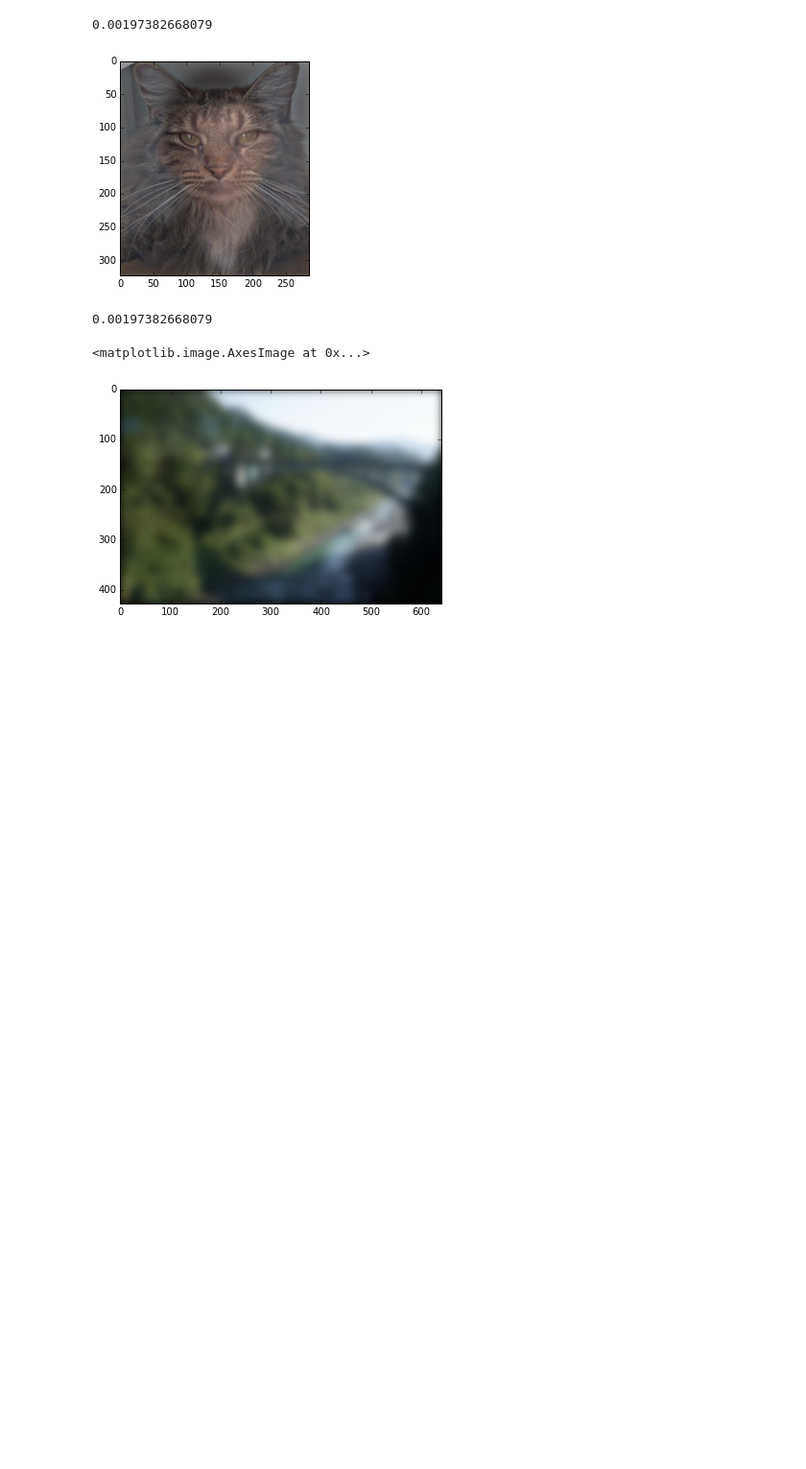
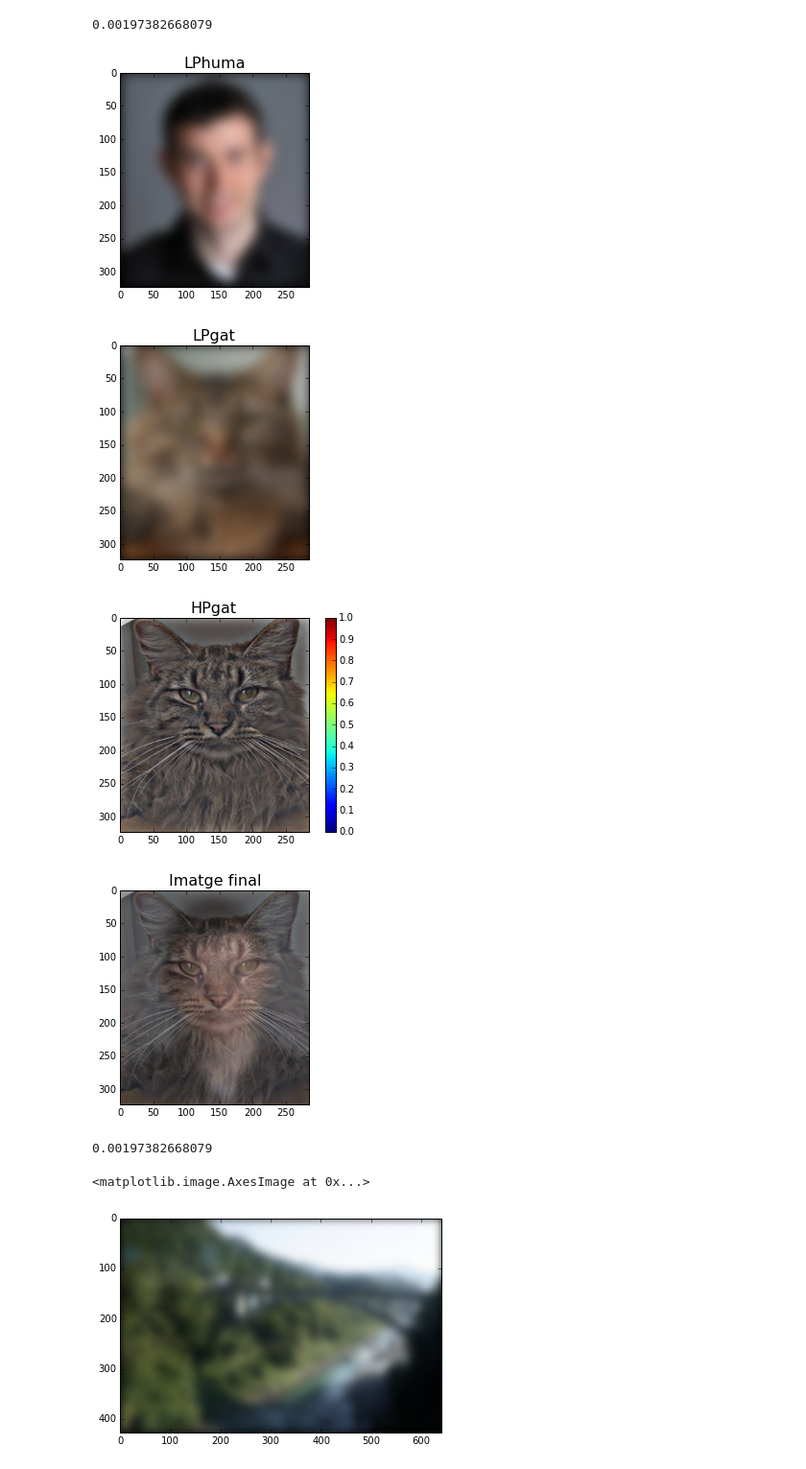
Before and after one commit to cnavas88/Image-Processing, a Jupyter notebook: practica1/Practica1_Carlos_Oriol.ipynb, the cells around one changed output. Shown at 96% size. Drawn from its saved outputs; the diff is of its cells as text; code cells hidden in the pictures; blank space fills up the shorter version.

Commit message:
titols imatges

```diff
--- a/practica1/Practica1_Carlos_Oriol.ipynb
+++ b/practica1/Practica1_Carlos_Oriol.ipynb
@@ -65,41 +65,48 @@ def obrirImatge():
     fitrPasaBaixGat[:,:,0]=signal.convolve2d(imatgeGatRe[:,:,0],gauss, mode='same')
     fitrPasaBaixGat[:,:,1]=signal.convolve2d(imatgeGatRe[:,:,1],gauss, mode='same')
     fitrPasaBaixGat[:,:,2]=signal.convolve2d(imatgeGatRe[:,:,2],gauss, mode='same')
 
     # Mostrem les imatges
     #plt.figure()
     #plt.imshow(imatgeHuman)
-    #plt.figure()
-    #plt.imshow(fitrPasaBaixHuman)
+    plt.figure()
+    plt.imshow(fitrPasaBaixHuman)
+    plt.title('LPhuma', size=16)
     #plt.figure()
     #plt.imshow(imatgeCat)
-    #plt.figure()
-    #plt.imshow(fitrPasaBaixGat)
+    plt.figure()
+    plt.imshow(fitrPasaBaixGat)
+    plt.title('LPgat', size=16)
 
     # Fem el passa Alt del gat, restant la imatge real menys el passa baix
     fitrPasaAltGat[:,:,0]=imatgeGatRe[:,:,0]-fitrPasaBaixGat[:,:,0]
     fitrPasaAltGat[:,:,1]=imatgeGatRe[:,:,1]-fitrPasaBaixGat[:,:,1]
     fitrPasaAltGat[:,:,2]=imatgeGatRe[:,:,2]-fitrPasaBaixGat[:,:,2]
 
     # restem el minim de cada canal y el dividim entre el maxim meny el minim pero normalitzar la imatge y que no surti saturada
     fitrPasaAltGat[:,:,0] = ((fitrPasaAltGat[:,:,0] - fitrPasaAltGat[:,:,0].min()) / (fitrPasaAltGat[:,:,0].max() - fitrPasaAltGat[:,:,0].min()))
     fitrPasaAltGat[:,:,1] = ((fitrPasaAltGat[:,:,1] - fitrPasaAltGat[:,:,1].min()) / (fitrPasaAltGat[:,:,1].max() - fitrPasaAltGat[:,:,1].min()))
     fitrPasaAltGat[:,:,2] = ((fitrPasaAltGat[:,:,2] - fitrPasaAltGat[:,:,2].min()) / (fitrPasaAltGat[:,:,2].max() - fitrPasaAltGat[:,:,2].min()))
 
     #fitrPasaAltGat = fitrPasaAltGat
-    # plt.figure()
-    #plt.imshow(fitrPasaAltGat)
-    #plt.colorbar()
+    plt.figure()
+    plt.imshow(fitrPasaAltGat)
+    plt.title('HPgat', size=16)
+    plt.colorbar()
 
     # Mostrem les imatges, amb el tant per cent de cada una que volem
     imatgeFinal=fitrPasaBaixHuman*0.4+fitrPasaAltGat*0.6
     plt.figure()
     plt.imshow(imatgeFinal)
+    plt.title('Imatge final', size=16)
 
 obrirImatge()
 # %% [output]
 0.00197382668079
-[figure, old version]
+[figure, new version]
+[figure, added]
+[figure, added]
+[figure, added]
 # %%
 # Practica 1 - Part 2 - Imatge hibrida en el domini de la fequencia
 # %%
```
Also changed, not shown: parts of 1 cell of this notebook.
